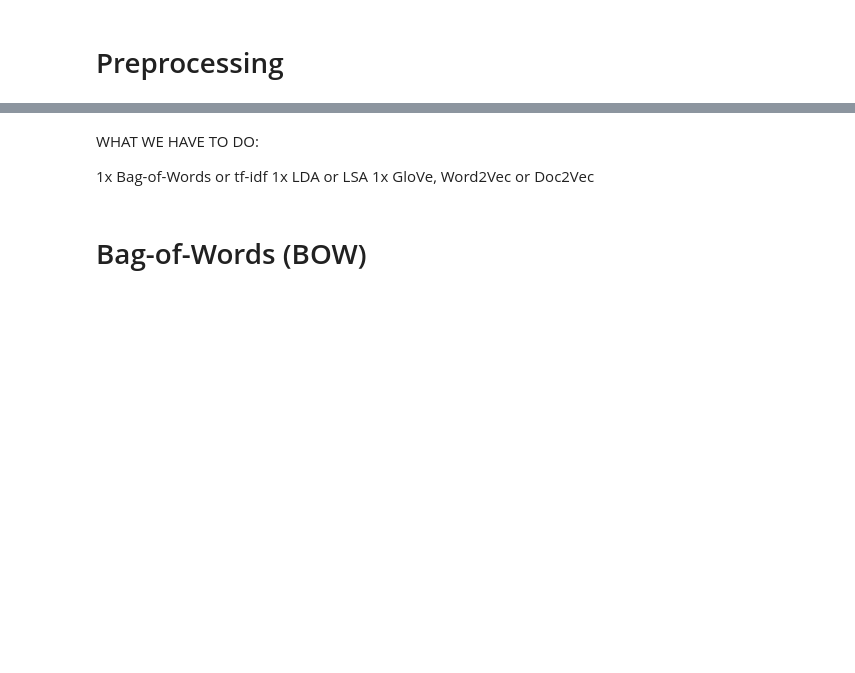
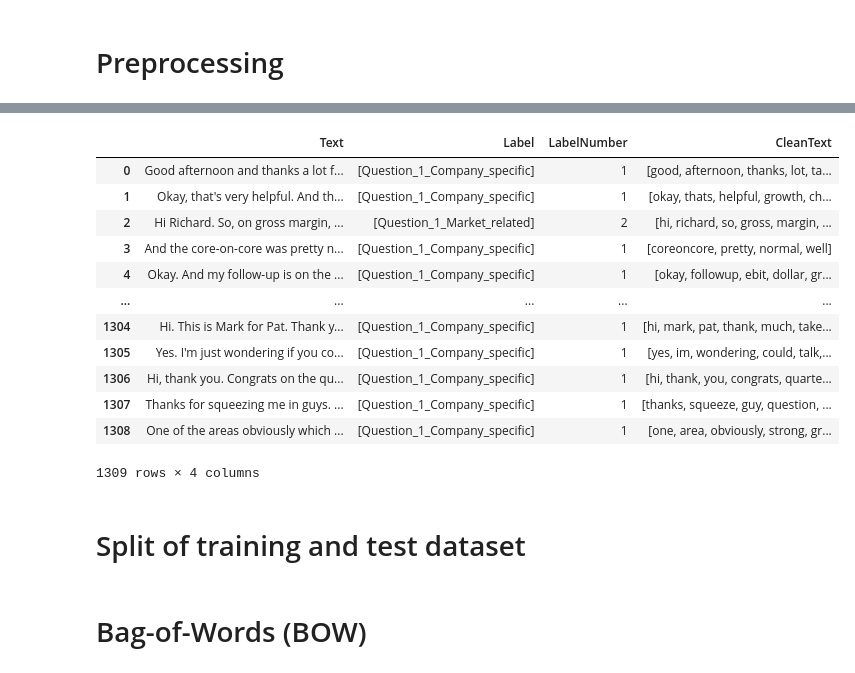
Before and after one commit to flxmlr/DLTA_Assignment2, a Jupyter notebook: Assignment_2_Text_Analytics_Team1.ipynb, the cells around one changed output, grey strips where cells are left out. Saved outputs shown, nothing was run; the diff lists cells and outputs as text; code cells hidden in the pictures; blank space fills up the shorter version.

```diff
--- a/Assignment_2_Text_Analytics_Team1.ipynb
+++ b/Assignment_2_Text_Analytics_Team1.ipynb
@@ -131,6 +223,36 @@ df.loc[:, 'clean_texts'] = [do_preprocessing(text, remove_stopwords = True) for
-# %% [markdown]
-WHAT WE HAVE TO DO:
-
-1x Bag-of-Words or tf-idf
-1x LDA or LSA
-1x GloVe, Word2Vec or Doc2Vec
+# %%
+# function for lemmatization
+def lemmatization(text):
+
+  text = word_tokenize(text)
+  result=[]
+  wordnet = WordNetLemmatizer()
+  for token,tag in pos_tag(text):
+        pos=tag[0].lower()
+
+        if pos not in ['a', 'r', 'n', 'v']:
+            pos='n'
+
+        result.append(wordnet.lemmatize(token,pos))
+
+  return result
+
+# call function
+df['CleanText'] = df['CleanText'].apply(
+    lambda x: lemmatization(x))
+
+df
+# %% [output]
+|  | Text | Label | LabelNumber | CleanText |
+| 0 | Good afternoon and thanks a lot f... | [Question_1_Company_specific] | 1 | [good, afternoon, thanks, lot, ta... |
+| 1 | Okay, that's very helpful. And th... | [Question_1_Company_specific] | 1 | [okay, thats, helpful, growth, ch... |
+| 2 | Hi Richard. So, on gross margin, ... | [Question_1_Market_related] | 2 | [hi, richard, so, gross, margin, ... |
+| 3 | And the core-on-core was pretty n... | [Question_1_Company_specific] | 1 | [coreoncore, pretty, normal, well] |
+| 4 | Okay. And my follow-up is on the ... | [Question_1_Company_specific] | 1 | [okay, followup, ebit, dollar, gr... |
+| ... | ... | ... | ... | ... |
+| 1304 | Hi. This is Mark for Pat. Thank y... | [Question_1_Company_specific] | 1 | [hi, mark, pat, thank, much, take... |
+| 1305 | Yes. I'm just wondering if you co... | [Question_1_Company_specific] | 1 | [yes, im, wondering, could, talk,... |
+| 1306 | Hi, thank you. Congrats on the qu... | [Question_1_Company_specific] | 1 | [hi, thank, you, congrats, quarte... |
+| 1307 | Thanks for squeezing me in guys. ... | [Question_1_Company_specific] | 1 | [thanks, squeeze, guy, question, ... |
+| 1308 | One of the areas obviously which ... | [Question_1_Company_specific] | 1 | [one, area, obviously, strong, gr... |
+1309 rows × 4 columns
@@ -136,0 +266,2 @@ WHAT WE HAVE TO DO:
+# %% [markdown]
+# Split of training and test dataset
```
Also changed, not shown: parts of 23 cells of this notebook.
